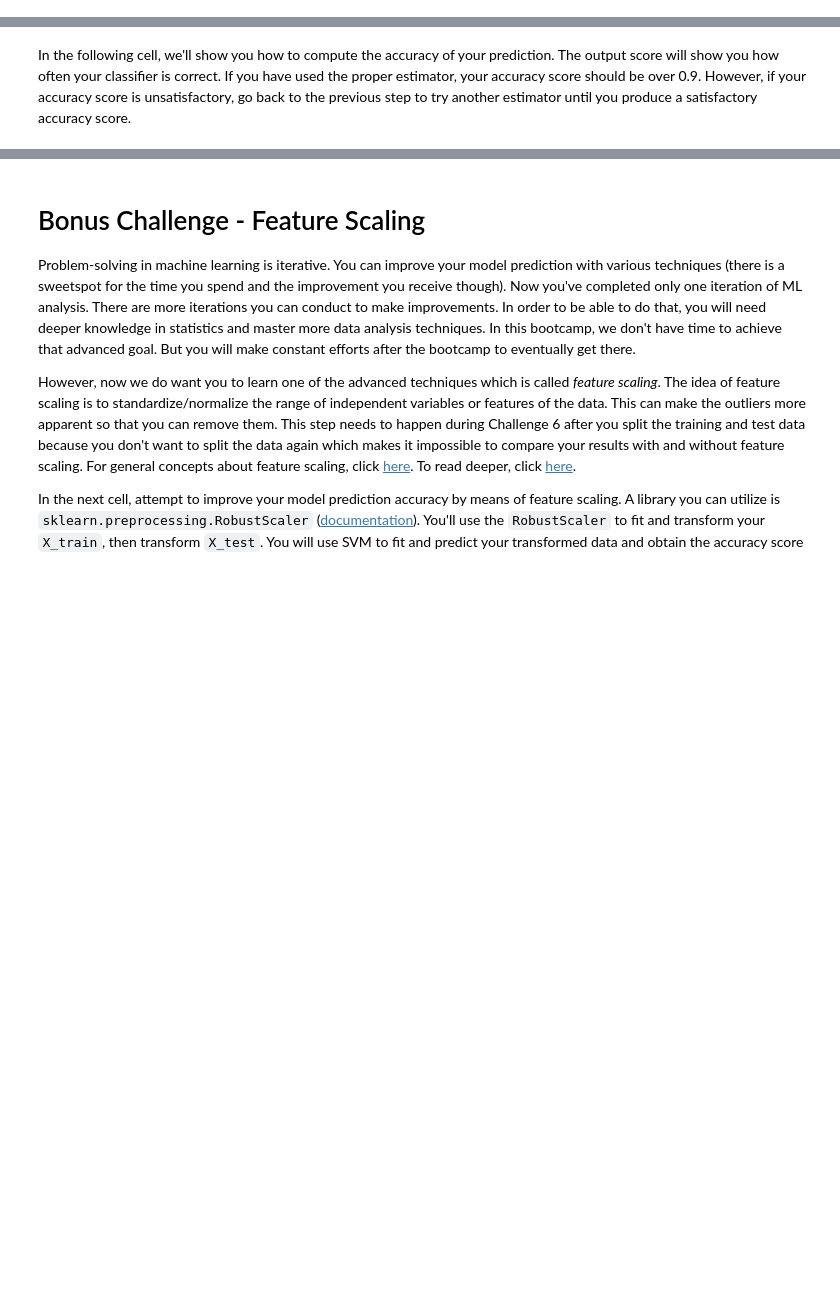
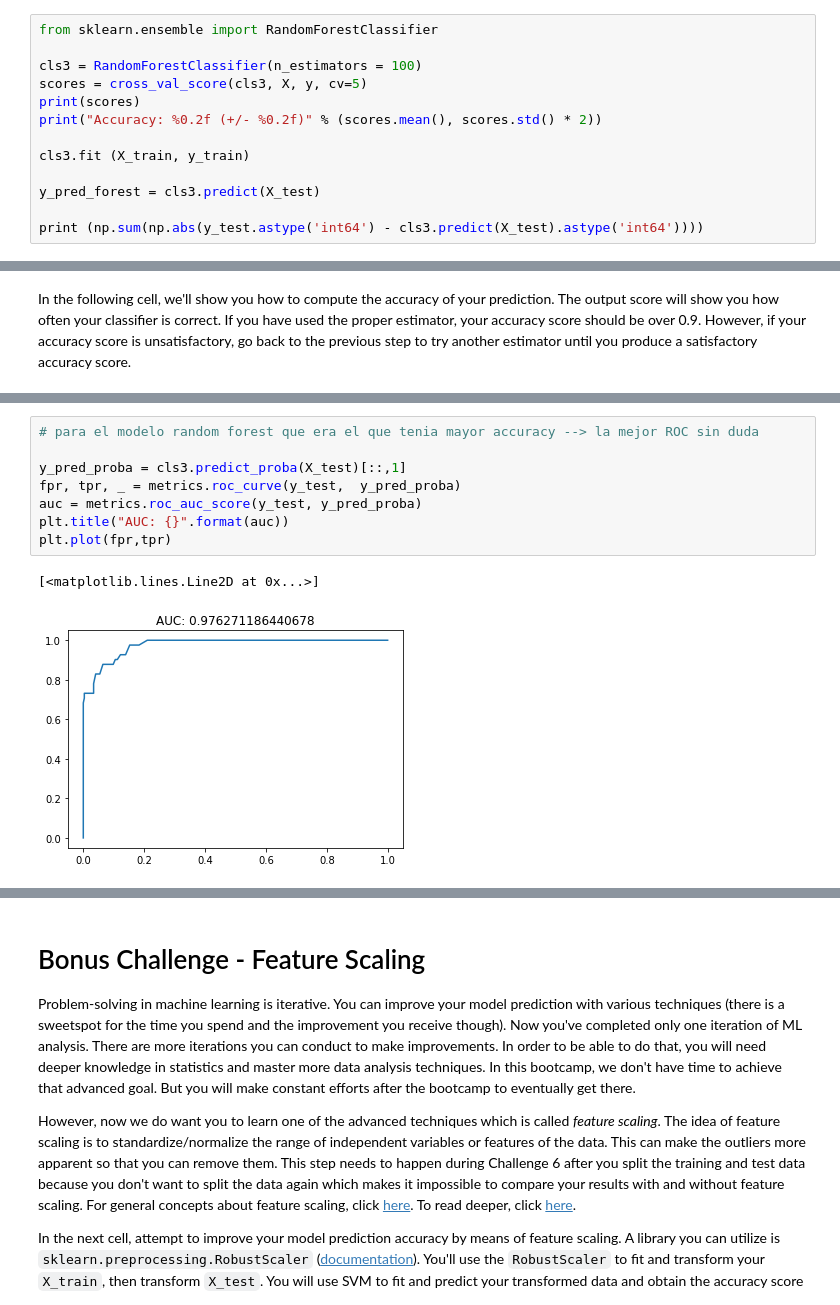
Before and after one commit to Paulapr/datamad0119, a Jupyter notebook: module-3/lab-supervised-learning/your-code/main.ipynb, the cells around one changed output, grey strips where cells are left out. Cells and saved outputs as stored; diff of their text form; blank space fills up the shorter version.

Commit message:
añadido random forest y confusion matrix por curiosidad

```diff
--- a/module-3/lab-supervised-learning/your-code/main.ipynb
+++ b/module-3/lab-supervised-learning/your-code/main.ipynb
@@ -560,0 +561,13 @@ np.sum(np.abs(y_test.astype('int64') - cls.predict(X_test).astype('int64')))
+# %%
+from sklearn.ensemble import RandomForestClassifier
+
+cls3 = RandomForestClassifier(n_estimators = 100)
+scores = cross_val_score(cls3, X, y, cv=5)
+print(scores)
+print("Accuracy: %0.2f (+/- %0.2f)" % (scores.mean(), scores.std() * 2))
+
+cls3.fit (X_train, y_train)
+
+y_pred_forest = cls3.predict(X_test)
+
+print (np.sum(np.abs(y_test.astype('int64') - cls3.predict(X_test).astype('int64'))))
@@ -585,0 +616,11 @@ plt.plot(fpr,tpr)
+# %%
+# para el modelo random forest que era el que tenia mayor accuracy --> la mejor ROC sin duda
+
+y_pred_proba = cls3.predict_proba(X_test)[::,1]
+fpr, tpr, _ = metrics.roc_curve(y_test,  y_pred_proba)
+auc = metrics.roc_auc_score(y_test, y_pred_proba)
+plt.title("AUC: {}".format(auc))
+plt.plot(fpr,tpr)
+# %% [output]
+[<matplotlib.lines.Line2D at 0x...>]
+[figure, added]
```
Also changed, not shown: parts of 14 cells of this notebook.
